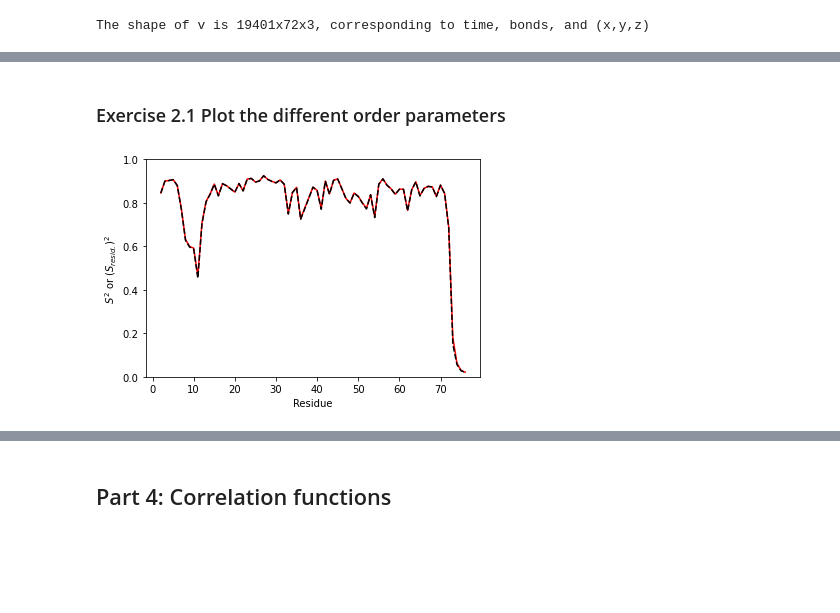
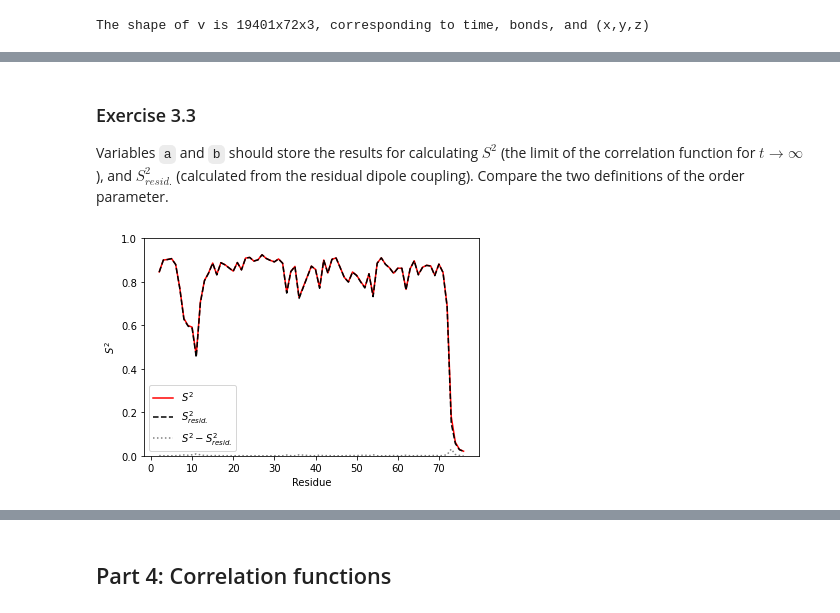
Before and after one commit to alsinmr/ConferenceExamples, a Jupyter notebook: JupyterBook/GNMR2025/MD2NMR.ipynb, the cells around one changed output, grey strips where cells are left out. Drawn from its saved outputs; the diff is of its cells as text; code cells hidden in the pictures; blank space fills up the shorter version.

```diff
--- a/JupyterBook/GNMR2025/MD2NMR.ipynb
+++ b/JupyterBook/GNMR2025/MD2NMR.ipynb
@@ -196,16 +284,33 @@ def Sresid(v):
     delta,eta,*euler=vft.Spher2pars(Aavg) #Then, delta is delta/delta_rigid
     return delta
 # %% [markdown]
-### Exercise 2.1 Plot the different order parameters
+### Exercise 3.3
+Variables `a` and `b` should store the results for calculating $S^2$ (the limit of the correlation function for $t\rightarrow\infty$), and $S^2_{resid.}$ (calculated from the residual dipole coupling). Compare the two definitions of the order parameter.
 # %%
+a=    #Calculation for S2 here
+b=   #Calculation for (Sresid)^2 here
+
 ax=plt.subplots()[1]
-ax.plot(resi,S2(v),color='red')
-ax.plot(resi,Sresid(v)**2,color='black',linestyle='--')
+ax.plot(resi,a,color='red')
+ax.plot(resi,b,color='black',linestyle='--')
 ax.set_ylim([0,1])
 ax.set_xlabel('Residue')
-_=ax.set_ylabel(r'$S^2$ or $(S_{resid.})^2$')
+ax.legend((r'$S^2$',r'$S^2_{resid.}$'))
+_=ax.set_ylabel(r'$S^2$')
-# %% [output]
-[figure, removed]
+# %%
+a=S2(v)    #Calculation for S2 here
+b=Sresid(v)**2   #Calculation for (Sresid)^2 here
+
+ax=plt.subplots()[1]
+ax.plot(resi,a,color='red')
+ax.plot(resi,b,color='black',linestyle='--')
+ax.plot(resi,a-b,color='grey',linestyle=':')
+ax.set_ylim([0,1])
+ax.set_xlabel('Residue')
+ax.legend((r'$S^2$',r'$S^2_{resid.}$',r'$S^2-S^2_{resid.}$'))
+_=ax.set_ylabel(r'$S^2$')
+# %% [output]
+[figure, added]
 # %% [markdown]
 If our motion has a symmetry axis (3-fold or higher), then $S^2=(S_{resid.})^2$, whereas otherwise, this relationship is only approximate. Note that if our motion has a symmetry axis, and we know where the direction of the symmetry axis, then we may define $\beta$ as the angle between the tensor and the symmetry axis, in which case
 
```
Also changed, not shown: parts of 33 cells of this notebook, 2 other files.
